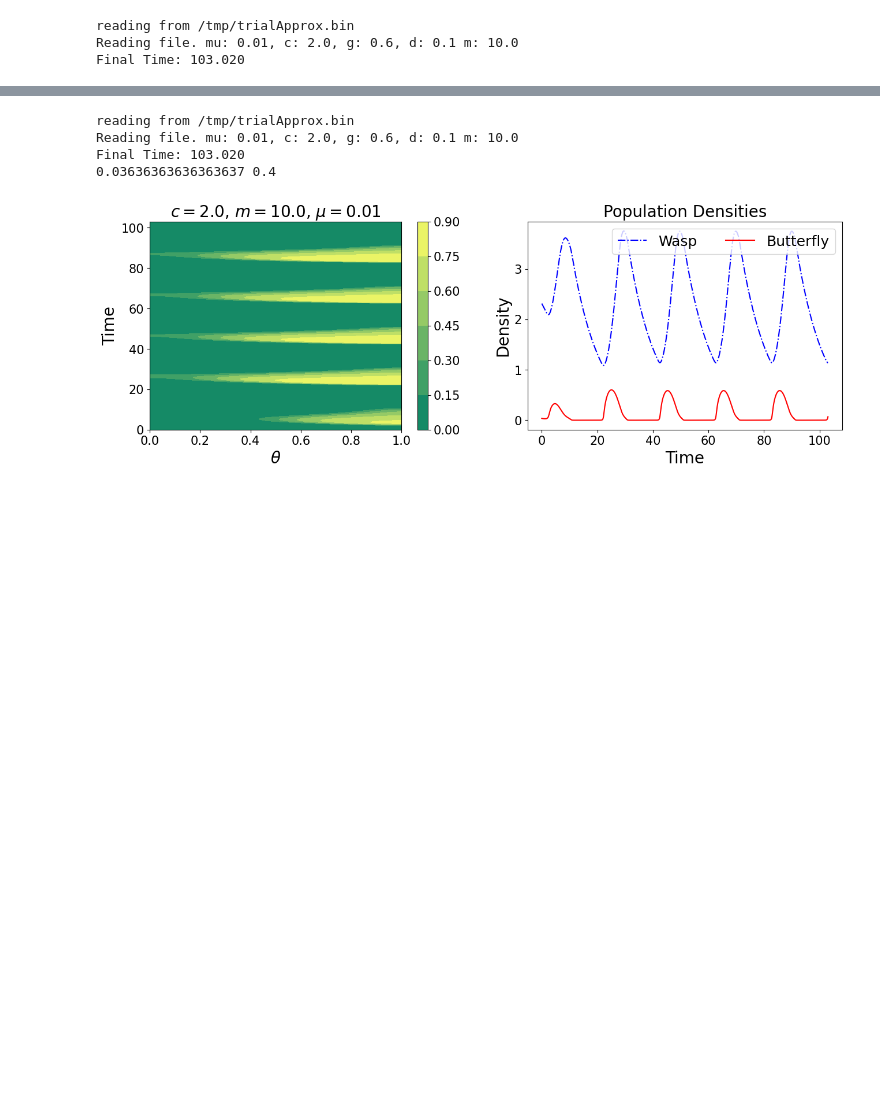
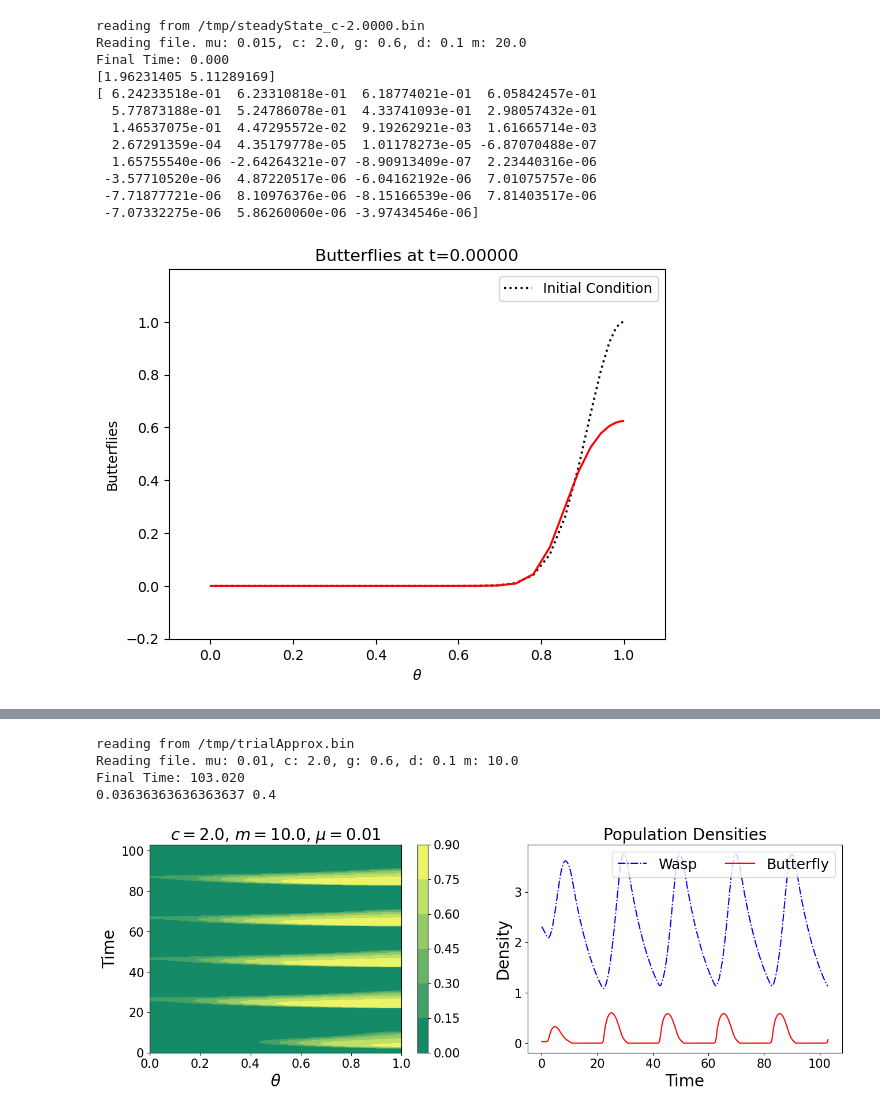
Before and after one commit to KellyBlack/BehaviouralPhenotype, a Jupyter notebook: pde/approx/butterflyVWaspPDE/Plot PDE Approximation.ipynb, the cells around one changed output, grey strips where cells are left out. Cells and saved outputs as stored; diff of their text form; code cells hidden in the pictures; blank space fills up the shorter version.

```diff
--- a/pde/approx/butterflyVWaspPDE/Plot PDE Approximation.ipynb
+++ b/pde/approx/butterflyVWaspPDE/Plot PDE Approximation.ipynb
@@ -84,9 +84,9 @@ def readBinary(filename):
             except:
                 break
             else:
-                for lupe in range(len(state)):
-                    if(state[lupe] < 0.0):
-                        state[lupe] = 0.0
+                #for lupe in range(len(state)):
+                #    if(state[lupe] < 0.0):
+                #        state[lupe] = 0.0
                 allTime.append(t)
                 allTotalPopulation.append(population)
                 allData.append(state)
@@ -111,15 +111,45 @@ def readBinary(filename):
 # %%
 #[x,timeSteps,approx] = readApprox("../build-butterflyVWaspPDE-Desktop-Debug/approximation.csv")
 #print("Final Time: {0:.3f}".format(timeSteps[-1]))
 
-filename = "/tmp/trialApprox.bin" # "../build-butterflyVWaspPDE-Desktop-Debug/approximation-c-1.1000-m-0.0100-mu-0.0100.bin"
+filename = "/tmp/steadyState_c-2.0000.bin" # "../build-butterflyVWaspPDE-Desktop-Debug/approximation-c-1.1000-m-0.0100-mu-0.0100.bin"
 [x,timeSteps,totalPop,approx,wasps,mu,c,g,d,m] = readBinary(filename)
 x = (x+1.0)*0.5
 print("Final Time: {0:.3f}".format(timeSteps[-1]))
+#print(approx[0])
+print(wasps)
+print(approx[1])
+
+maxVal = numpy.max(numpy.array([numpy.max(approx[0]),numpy.max(approx[1])]))
+minVal = numpy.min(numpy.array([numpy.min(approx[0]),numpy.min(approx[1])]))
+fig = plt.figure()
+axes = fig.add_subplot(1, 1, 1)
+plt.ion()
+axes.clear()
+axes.set_xlabel("$\\theta$")
+axes.set_ylabel("Butterflies")
+axes.set_title("Butterflies at t={0:.5f}".format(0.0))
+#axes.ticklabel_format(axis='y', style='sci', scilimits=(-1,1))
+axes.set_xlim(-0.1, 1.1)
+axes.set_ylim(minVal-0.2, maxVal+0.2)
+butterflyPlot = axes.plot(x,approx[0],'k:',label="Initial Condition")
+butterflyPlot = axes.plot(x,approx[1],'r')
+axes.legend(loc="upper right")
+fig.canvas.draw()
 # %% [output]
-reading from /tmp/trialApprox.bin
-Reading file. mu: 0.01, c: 2.0, g: 0.6, d: 0.1 m: 10.0
-Final Time: 103.020
+reading from /tmp/steadyState_c-2.0000.bin
+Reading file. mu: 0.015, c: 2.0, g: 0.6, d: 0.1 m: 20.0
+Final Time: 0.000
+[1.96231405 5.11289169]
+[ 6.24233518e-01  6.23310818e-01  6.18774021e-01  6.05842457e-01
+  5.77873188e-01  5.24786078e-01  4.33741093e-01  2.98057432e-01
+  1.46537075e-01  4.47295572e-02  9.19262921e-03  1.61665714e-03
+  2.67291359e-04  4.35179778e-05  1.01178273e-05 -6.87070488e-07
+  1.65755540e-06 -2.64264321e-07 -8.90913409e-07  2.23440316e-06
+ -3.57710520e-06  4.87220517e-06 -6.04162192e-06  7.01075757e-06
+ -7.71877721e-06  8.10976376e-06 -8.15166539e-06  7.81403517e-06
+ -7.07332275e-06  5.86260060e-06 -3.97434546e-06]
+[figure, added]
 # %%
 %matplotlib inline
 %load_ext autoreload
```
Also changed, not shown: parts of 2 cells of this notebook, 1 other file.
